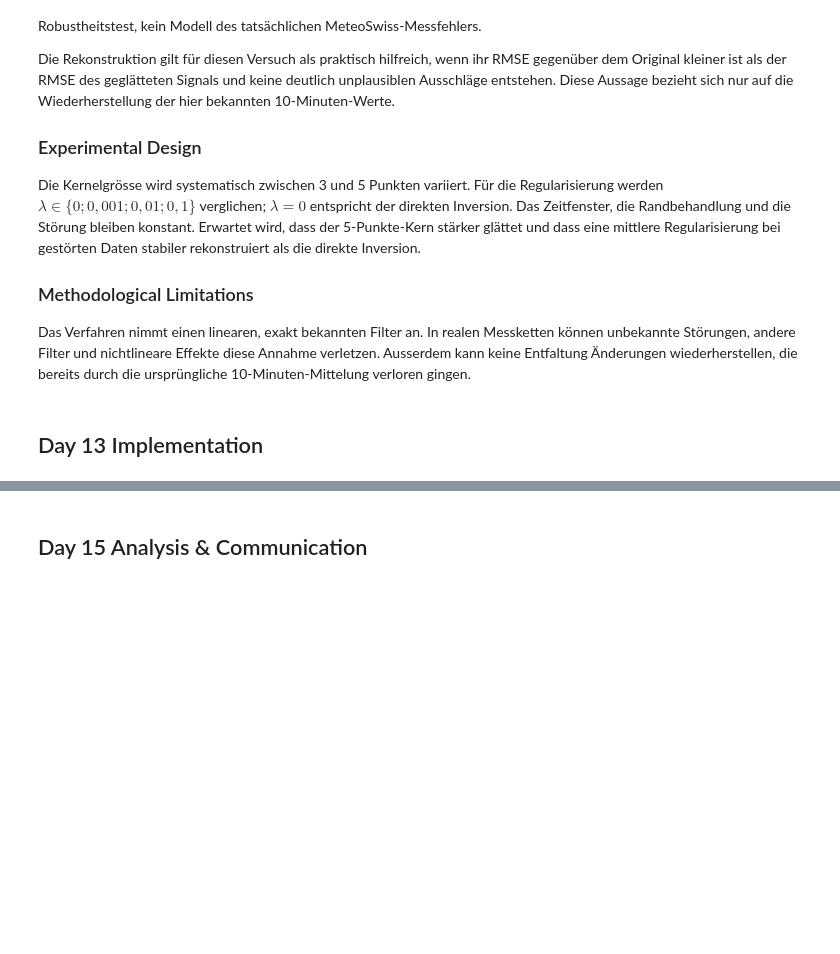
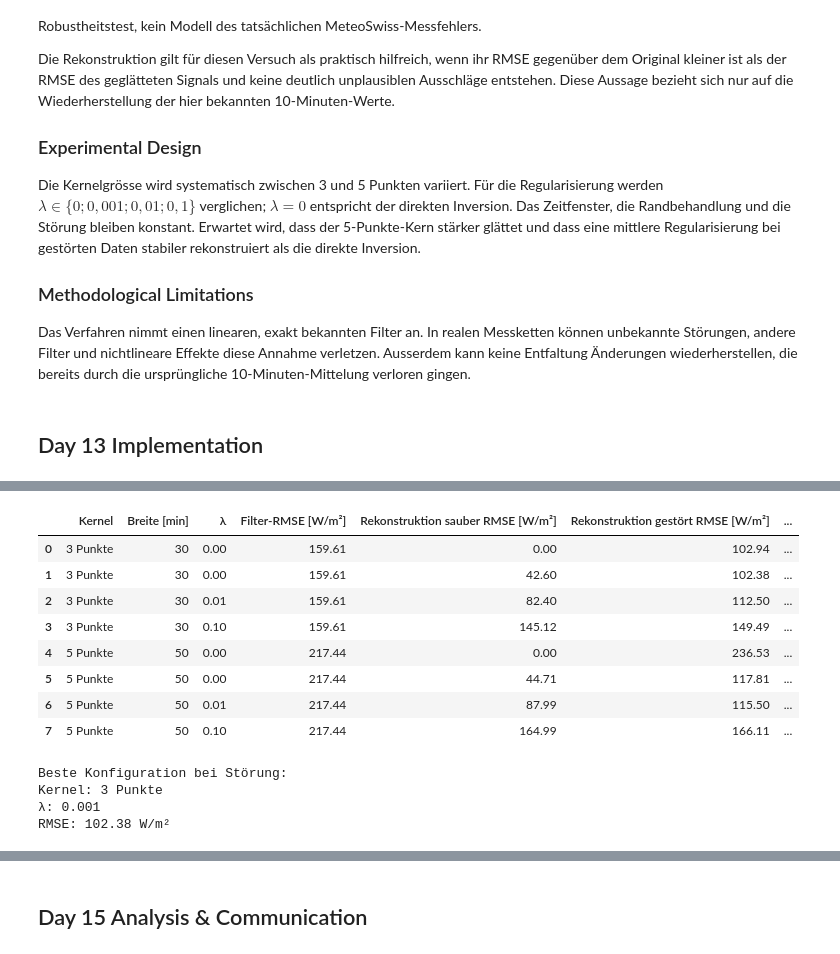
Before and after one commit to Haris-1-1/gbsv, a Jupyter notebook: gbsv_mc1/notebooks/03_convolution_deconvolution.ipynb, the cells around one changed output, grey strips where cells are left out. Drawn from its saved outputs; the diff is of its cells as text; code cells hidden in the pictures; blank space fills up the shorter version.

```diff
--- a/gbsv_mc1/notebooks/03_convolution_deconvolution.ipynb
+++ b/gbsv_mc1/notebooks/03_convolution_deconvolution.ipynb
@@ -90,0 +190,73 @@ Das Verfahren nimmt einen linearen, exakt bekannten Filter an. In realen Messket
+# %%
+def rmse(reference, estimate):
+    return np.sqrt(np.mean((reference - estimate) ** 2))
+
+
+random_generator = np.random.default_rng(42)
+fixed_noise = random_generator.normal(0, 20, len(signal))
+
+kernels = {
+    "3 Punkte": kernel_3,
+    "5 Punkte": kernel_5,
+}
+regularization_values = [0, 0.001, 0.01, 0.1]
+evaluation_rows = []
+
+for kernel_name, kernel in kernels.items():
+    filtered = manual_convolution(signal, kernel)
+    noisy_filtered = filtered + fixed_noise
+    filtered_error = rmse(signal, filtered)
+
+    for regularization in regularization_values:
+        clean_reconstruction = deconvolve(filtered, kernel, regularization)
+        noisy_reconstruction = deconvolve(
+            noisy_filtered,
+            kernel,
+            regularization,
+        )
+        noisy_error = rmse(signal, noisy_reconstruction)
+
+        evaluation_rows.append({
+            "Kernel": kernel_name,
+            "Breite [min]": len(kernel) * 10,
+            "λ": regularization,
+            "Filter-RMSE [W/m²]": filtered_error,
+            "Rekonstruktion sauber RMSE [W/m²]": rmse(
+                signal,
+                clean_reconstruction,
+            ),
+            "Rekonstruktion gestört RMSE [W/m²]": noisy_error,
+            "Verbesserung ggü. Filterung [%]": (
+                (filtered_error - noisy_error) / filtered_error * 100
+            ),
+        })
+
+evaluation_table = pd.DataFrame(evaluation_rows)
+display(evaluation_table.round(2))
+
+best_index = evaluation_table[
+    "Rekonstruktion gestört RMSE [W/m²]"
+].idxmin()
+best_result = evaluation_table.loc[best_index]
+
+print("Beste Konfiguration bei Störung:")
+print("Kernel:", best_result["Kernel"])
+print("λ:", best_result["λ"])
+print(
+    "RMSE:",
+    f'{best_result["Rekonstruktion gestört RMSE [W/m²]"]:.2f} W/m²',
+)
+# %% [output]
+|  | Kernel | Breite [min] | λ | Filter-RMSE [W/m²] | Rekonstruktion sauber RMSE [W/m²] | Rekonstruktion gestört RMSE [W/m²] | ... |
+| 0 | 3 Punkte | 30 | 0.00 | 159.61 | 0.00 | 102.94 | ... |
+| 1 | 3 Punkte | 30 | 0.00 | 159.61 | 42.60 | 102.38 | ... |
+| 2 | 3 Punkte | 30 | 0.01 | 159.61 | 82.40 | 112.50 | ... |
+| 3 | 3 Punkte | 30 | 0.10 | 159.61 | 145.12 | 149.49 | ... |
+| 4 | 5 Punkte | 50 | 0.00 | 217.44 | 0.00 | 236.53 | ... |
+| 5 | 5 Punkte | 50 | 0.00 | 217.44 | 44.71 | 117.81 | ... |
+| 6 | 5 Punkte | 50 | 0.01 | 217.44 | 87.99 | 115.50 | ... |
+| 7 | 5 Punkte | 50 | 0.10 | 217.44 | 164.99 | 166.11 | ... |
+Beste Konfiguration bei Störung:
+Kernel: 3 Punkte
+λ: 0.001
+RMSE: 102.38 W/m²
```
Also changed, not shown: parts of 8 cells of this notebook.
